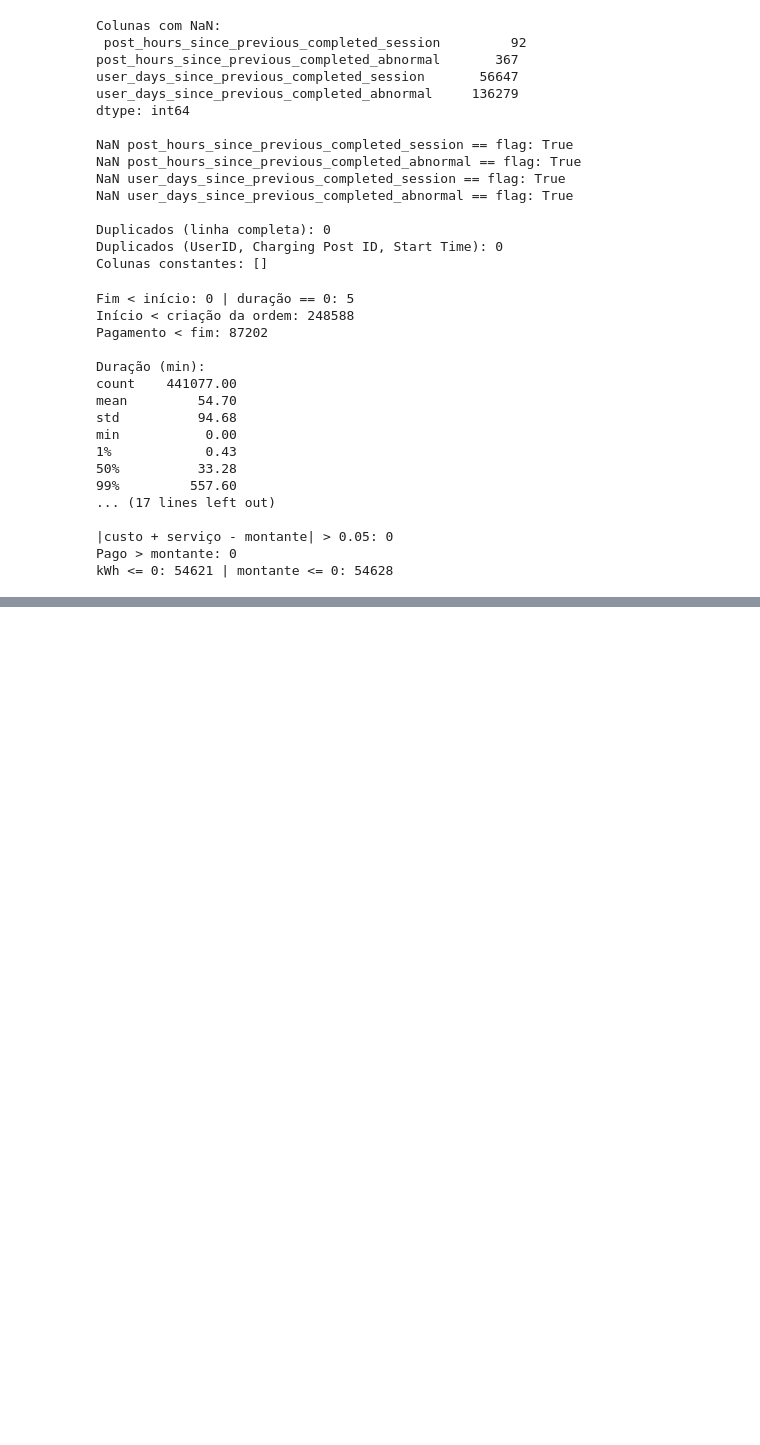
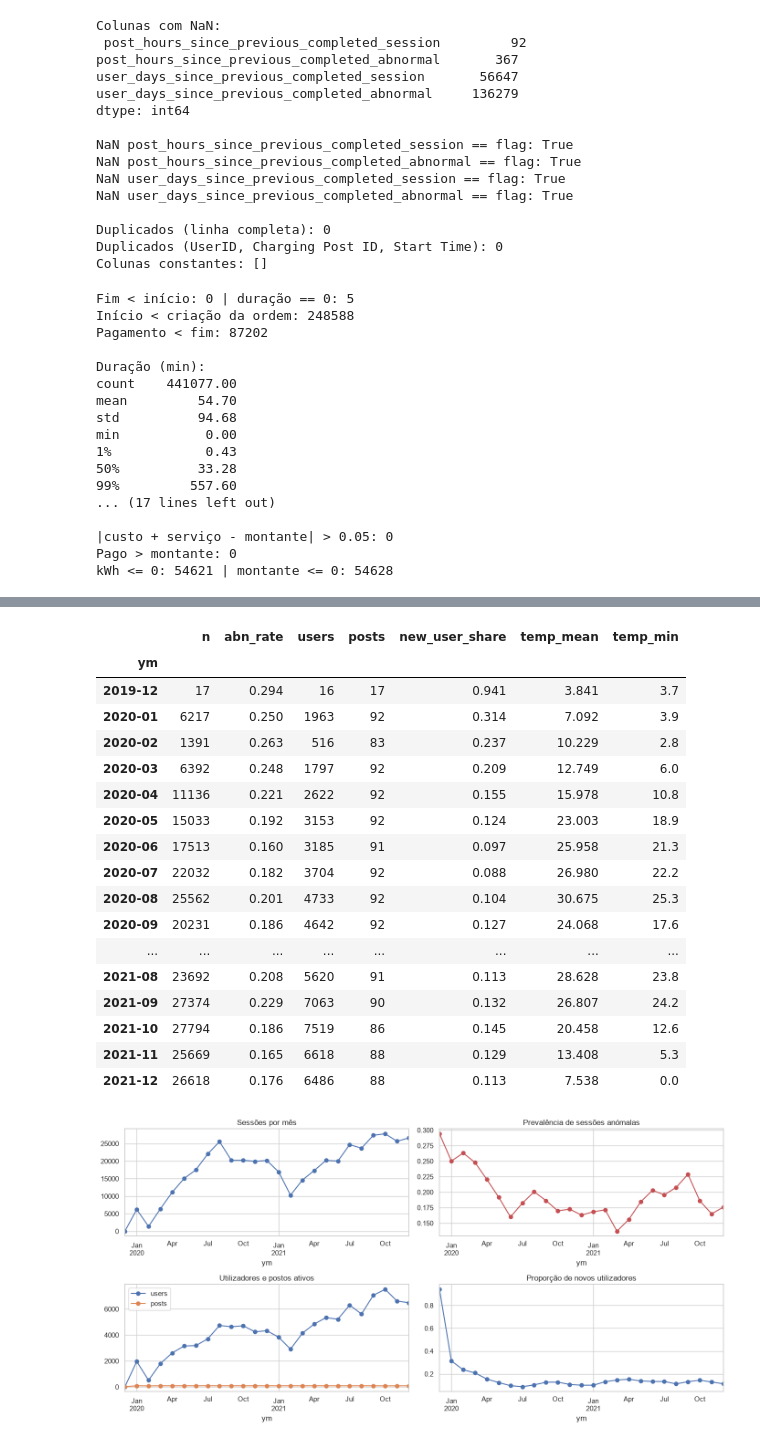
Before and after one commit to 1231478-Ellah-Fleischmann/MINDD-PROJETO, a Jupyter notebook: task1.ipynb, the cells around one changed output, grey strips where cells are left out. Cells and saved outputs as stored; diff of their text form; code cells hidden in the pictures; blank space fills up the shorter version.

```diff
--- a/task1.ipynb
+++ b/task1.ipynb
@@ -209,0 +260,26 @@ kWh <= 0: 54621 | montante <= 0: 54628
+# %%
+# ordenar cronologicamente pelo início da sessão (referência da predição)
+df = df.sort_values("Start Time").reset_index(drop=True)
+df["ym"] = df["Start Time"].dt.to_period("M")
+
+print("Período:", df["Start Time"].min(), "→", df["Start Time"].max())
+
+m = df.groupby("ym").agg(
+    n=("is_Abnormal", "size"),
+    abn_rate=("is_Abnormal", "mean"),
+    users=("UserID", "nunique"),
+    posts=("Charging Post ID", "nunique"),
+    new_user_share=("is_new_user", "mean"),
+    temp_mean=("Temperature(℃)", "mean"),
+    temp_min=("Temperature(℃)", "min"),
+)
+display(m.round(3))
+
+fig, ax = plt.subplots(2, 2, figsize=(14, 7))
+m["n"].plot(ax=ax[0, 0], marker="o", title="Sessões por mês")
+m["abn_rate"].plot(ax=ax[0, 1], marker="o", color="C3", title="Prevalência de sessões anómalas")
+m[["users", "posts"]].plot(ax=ax[1, 0], marker="o", title="Utilizadores e postos ativos")
+m["new_user_share"].plot(ax=ax[1, 1], marker="o", title="Proporção de novos utilizadores")
+plt.tight_layout()
+plt.show()
+# %% [output]
@@ -209,0 +287,19 @@ kWh <= 0: 54621 | montante <= 0: 54628
+|  | n | abn_rate | users | posts | new_user_share | temp_mean | temp_min |
+| ym |  |  |  |  |  |  |  |
+| 2019-12 | 17 | 0.294 | 16 | 17 | 0.941 | 3.841 | 3.7 |
+| 2020-01 | 6217 | 0.250 | 1963 | 92 | 0.314 | 7.092 | 3.9 |
+| 2020-02 | 1391 | 0.263 | 516 | 83 | 0.237 | 10.229 | 2.8 |
+| 2020-03 | 6392 | 0.248 | 1797 | 92 | 0.209 | 12.749 | 6.0 |
+| 2020-04 | 11136 | 0.221 | 2622 | 92 | 0.155 | 15.978 | 10.8 |
+| 2020-05 | 15033 | 0.192 | 3153 | 92 | 0.124 | 23.003 | 18.9 |
+| 2020-06 | 17513 | 0.160 | 3185 | 91 | 0.097 | 25.958 | 21.3 |
+| 2020-07 | 22032 | 0.182 | 3704 | 92 | 0.088 | 26.980 | 22.2 |
+| 2020-08 | 25562 | 0.201 | 4733 | 92 | 0.104 | 30.675 | 25.3 |
+| 2020-09 | 20231 | 0.186 | 4642 | 92 | 0.127 | 24.068 | 17.6 |
+| ... | ... | ... | ... | ... | ... | ... | ... |
+| 2021-08 | 23692 | 0.208 | 5620 | 91 | 0.113 | 28.628 | 23.8 |
+| 2021-09 | 27374 | 0.229 | 7063 | 90 | 0.132 | 26.807 | 24.2 |
+| 2021-10 | 27794 | 0.186 | 7519 | 86 | 0.145 | 20.458 | 12.6 |
+| 2021-11 | 25669 | 0.165 | 6618 | 88 | 0.129 | 13.408 | 5.3 |
+| 2021-12 | 26618 | 0.176 | 6486 | 88 | 0.113 | 7.538 | 0.0 |
+[figure, added]
```
Also changed, not shown: parts of 6 cells of this notebook.
